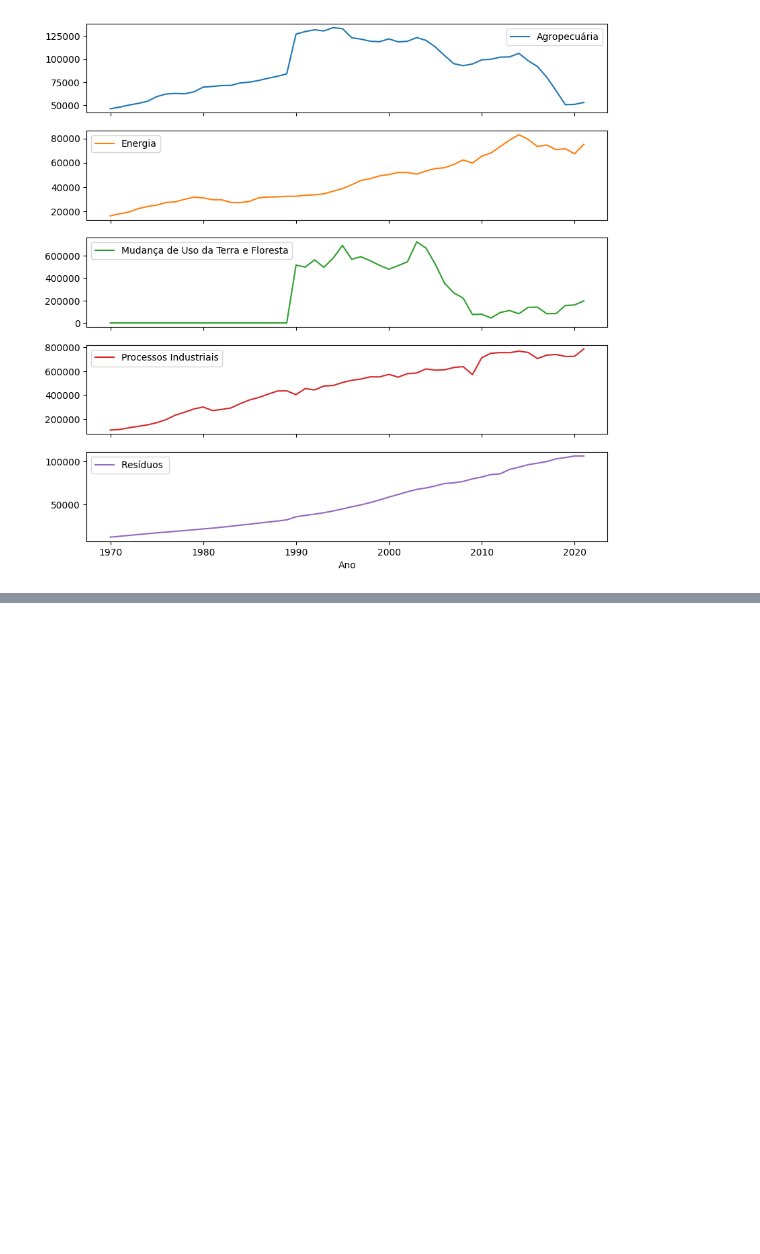
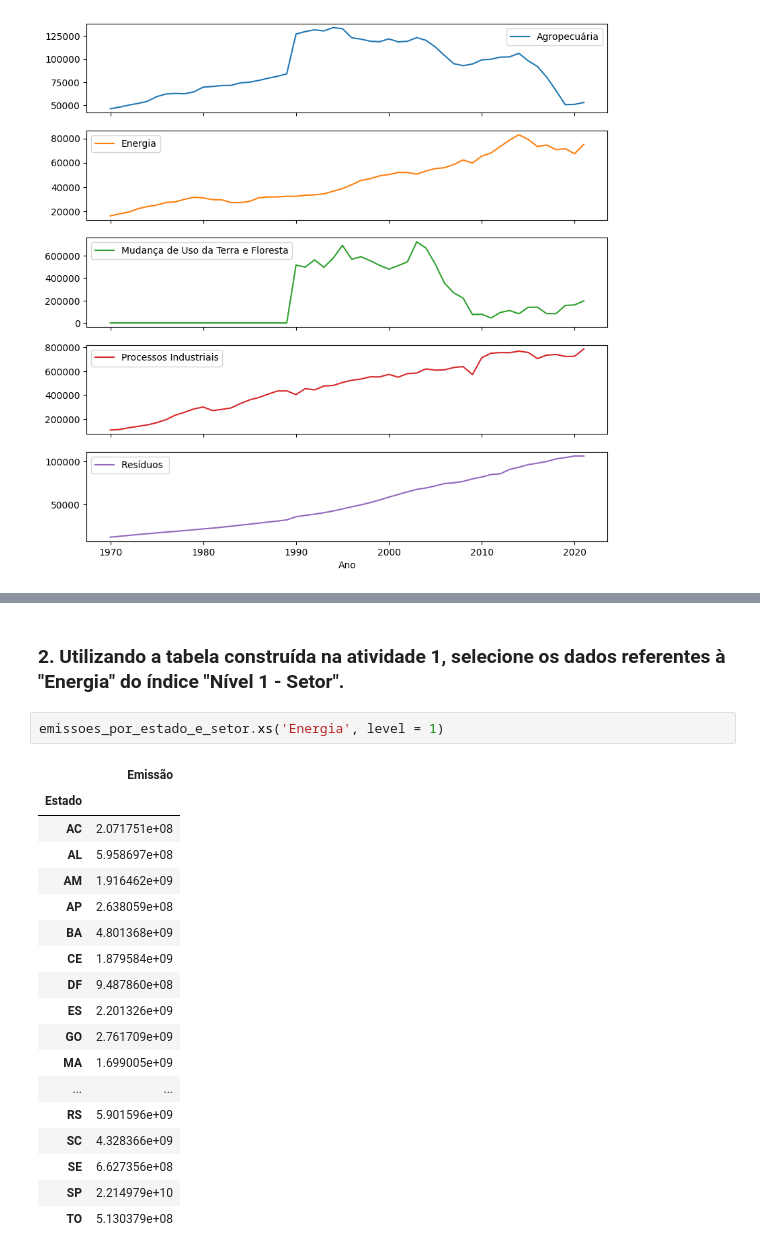
Before and after one commit to strawndri/python-ds-pandas-selecao-agrupamento-dados, a Jupyter notebook: Desafios.ipynb, the cells around one changed output, grey strips where cells are left out. Cells and saved outputs as stored; diff of their text form; blank space fills up the shorter version.

```diff
--- a/Desafios.ipynb
+++ b/Desafios.ipynb
@@ -233,0 +254,23 @@ media_emissao_setor_1.plot(subplots = True, figsize = (10, 10));
+# %% [markdown]
+### 2. Utilizando a tabela construída na atividade 1, selecione os dados referentes à "Energia" do índice "Nível 1 - Setor".
+# %%
+emissoes_por_estado_e_setor.xs('Energia', level = 1)
+# %% [output]
+|  | Emissão |
+| Estado |  |
+| AC | 2.071751e+08 |
+| AL | 5.958697e+08 |
+| AM | 1.916462e+09 |
+| AP | 2.638059e+08 |
+| BA | 4.801368e+09 |
+| CE | 1.879584e+09 |
+| DF | 9.487860e+08 |
+| ES | 2.201326e+09 |
+| GO | 2.761709e+09 |
+| MA | 1.699005e+09 |
+| ... | ... |
+| RS | 5.901596e+09 |
+| SC | 4.328366e+09 |
+| SE | 6.627356e+08 |
+| SP | 2.214979e+10 |
+| TO | 5.130379e+08 |
```
Also changed, not shown: parts of 9 cells of this notebook.
